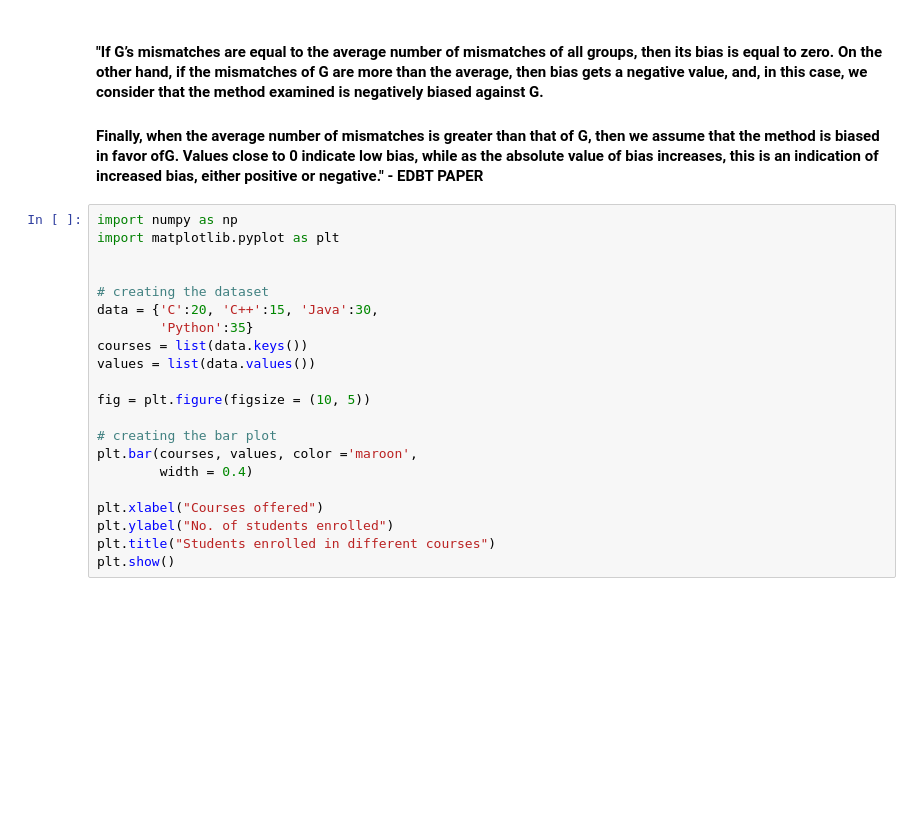
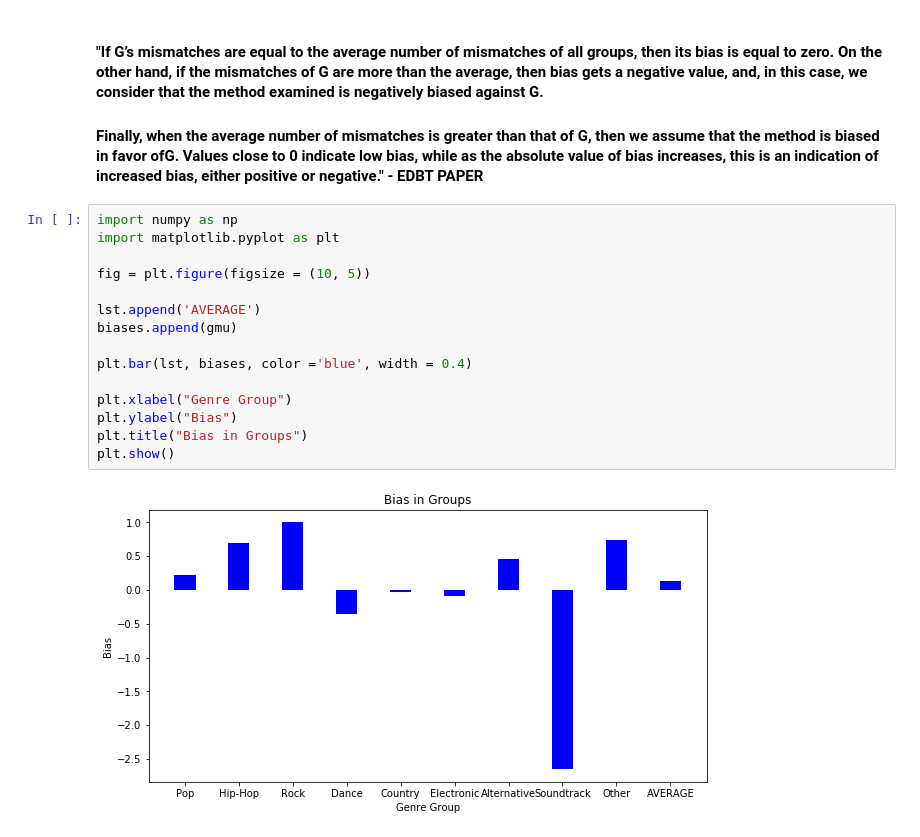
Before and after one commit to Sankalpagrawal/Fairness-in-EM, a Jupyter notebook: EM_pipeline_music_rulebasedmatching.ipynb, the cells around one changed output. Cells and saved outputs as stored; diff of their text form; blank space fills up the shorter version.

Commit message:
graph

```diff
--- a/EM_pipeline_music_rulebasedmatching.ipynb
+++ b/EM_pipeline_music_rulebasedmatching.ipynb
@@ -251,21 +251,17 @@ End
 # %%
 import numpy as np
 import matplotlib.pyplot as plt
 
-
-# creating the dataset
-data = {'C':20, 'C++':15, 'Java':30,
-        'Python':35}
-courses = list(data.keys())
-values = list(data.values())
-
 fig = plt.figure(figsize = (10, 5))
 
-# creating the bar plot
-plt.bar(courses, values, color ='maroon',
-        width = 0.4)
+lst.append('AVERAGE')
+biases.append(gmu)
 
-plt.xlabel("Courses offered")
-plt.ylabel("No. of students enrolled")
-plt.title("Students enrolled in different courses")
+plt.bar(lst, biases, color ='blue', width = 0.4)
+
+plt.xlabel("Genre Group")
+plt.ylabel("Bias")
+plt.title("Bias in Groups")
 plt.show()
+# %% [output]
+[figure, added]
```
